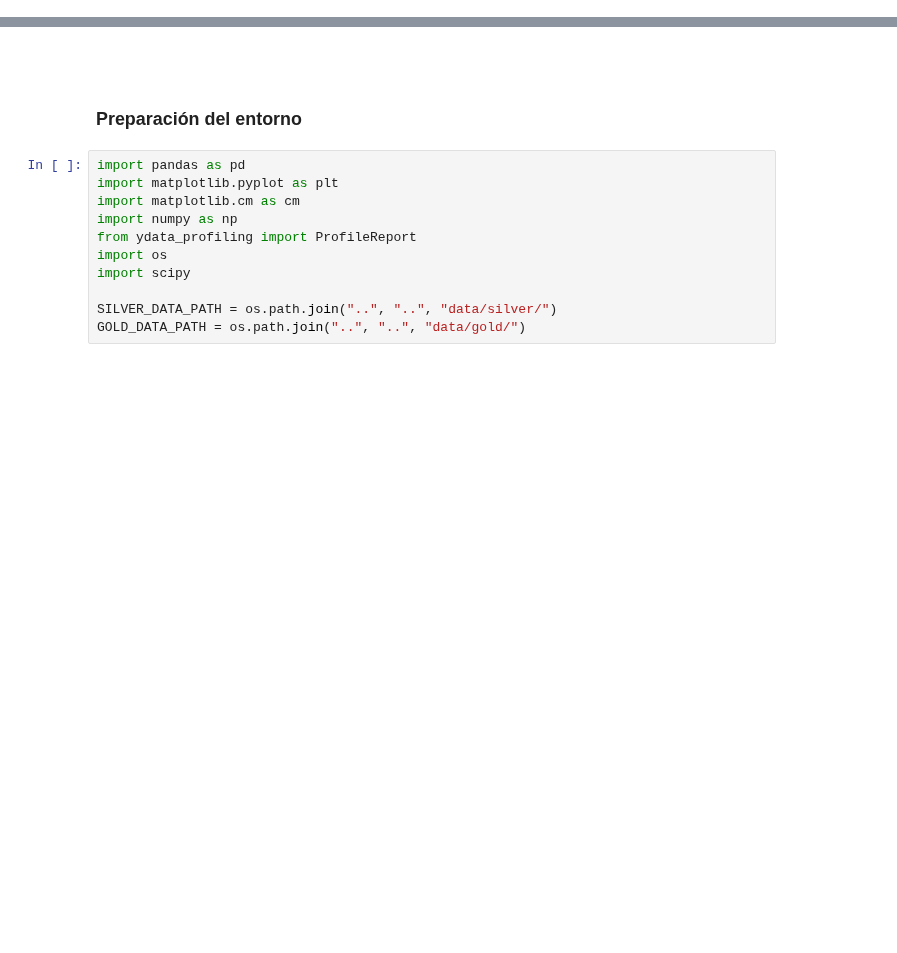
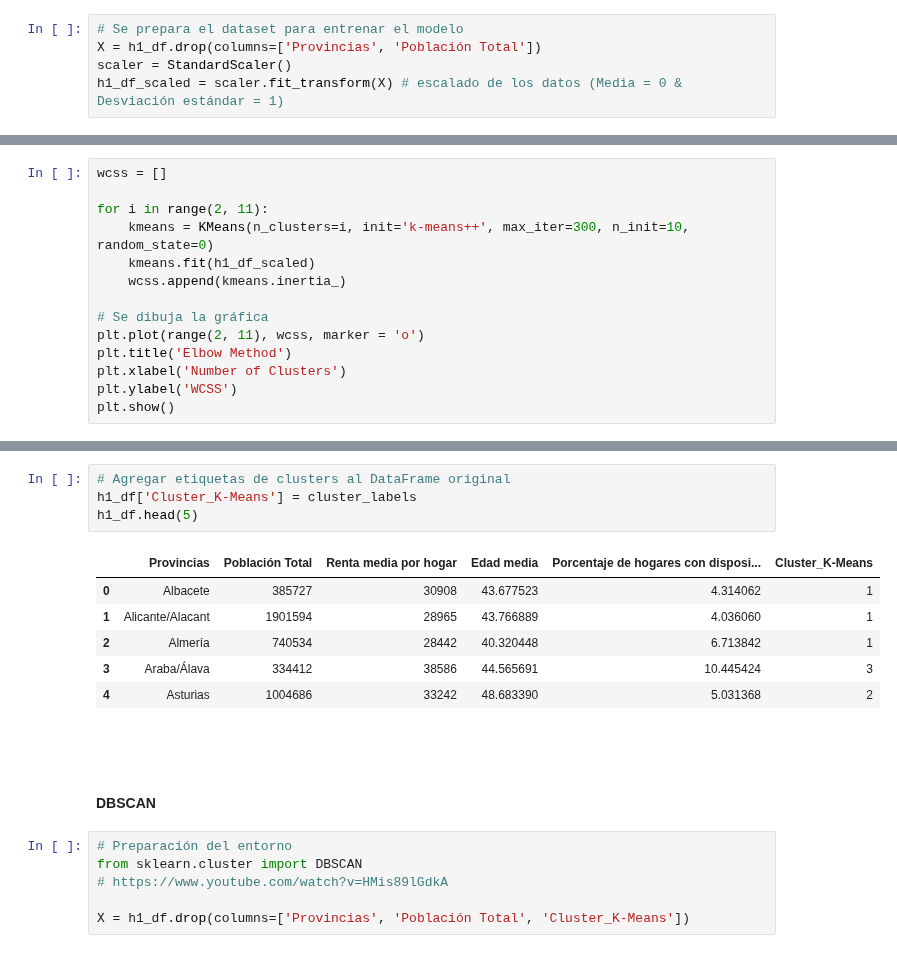
Before and after one commit to elena-17/DataMining-24-25, a Jupyter notebook: src/modeling/prueba.ipynb, the cells around one changed output, grey strips where cells are left out. Cells and saved outputs as stored; diff of their text form; blank space fills up the shorter version.

```diff
--- a/src/modeling/prueba.ipynb
+++ b/src/modeling/prueba.ipynb
@@ -6,0 +11,5 @@ La justificación de esta hipótesis es que las personas jóvenes suelen estar m
+# %%
+# Se prepara el dataset para entrenar el modelo
+X = h1_df.drop(columns=['Provincias', 'Población Total'])
+scaler = StandardScaler()
+h1_df_scaled = scaler.fit_transform(X) # escalado de los datos (Media = 0 & Desviación estándar = 1)
@@ -6,0 +22,14 @@ La justificación de esta hipótesis es que las personas jóvenes suelen estar m
+# %%
+wcss = []
+
+for i in range(2, 11):
+    kmeans = KMeans(n_clusters=i, init='k-means++', max_iter=300, n_init=10, random_state=0)
+    kmeans.fit(h1_df_scaled)
+    wcss.append(kmeans.inertia_)
+
+# Se dibuja la gráfica
+plt.plot(range(2, 11), wcss, marker = 'o')
+plt.title('Elbow Method')
+plt.xlabel('Number of Clusters')
+plt.ylabel('WCSS')
+plt.show()
@@ -7,15 +60,21 @@ La justificación de esta hipótesis es que las personas jóvenes suelen estar m
+# %%
+# Agregar etiquetas de clusters al DataFrame original
+h1_df['Cluster_K-Means'] = cluster_labels
+h1_df.head(5)
+# %% [output]
+|  | Provincias | Población Total | Renta media por hogar | Edad media | Porcentaje de hogares con disposi... | Cluster_K-Means |
+| 0 | Albacete | 385727 | 30908 | 43.677523 | 4.314062 | 1 |
+| 1 | Alicante/Alacant | 1901594 | 28965 | 43.766889 | 4.036060 | 1 |
+| 2 | Almería | 740534 | 28442 | 40.320448 | 6.713842 | 1 |
+| 3 | Araba/Álava | 334412 | 38586 | 44.565691 | 10.445424 | 3 |
+| 4 | Asturias | 1004686 | 33242 | 48.683390 | 5.031368 | 2 |
 # %% [markdown]
 <br>
-# %% [markdown]
-### Preparación del entorno
-# %%
-import pandas as pd
-import matplotlib.pyplot as plt
-import matplotlib.cm as cm
-import numpy as np
-from ydata_profiling import ProfileReport
-import os
-import scipy
-
-SILVER_DATA_PATH = os.path.join("..", "..", "data/silver/")
-GOLD_DATA_PATH = os.path.join("..", "..", "data/gold/")
+# %% [markdown]
+#### DBSCAN
+# %%
+# Preparación del entorno
+from sklearn.cluster import DBSCAN
+# https://www.youtube.com/watch?v=HMis89lGdkA
+
+X = h1_df.drop(columns=['Provincias', 'Población Total', 'Cluster_K-Means'])
```
Also changed, not shown: parts of 29 cells of this notebook, 1 other file.
